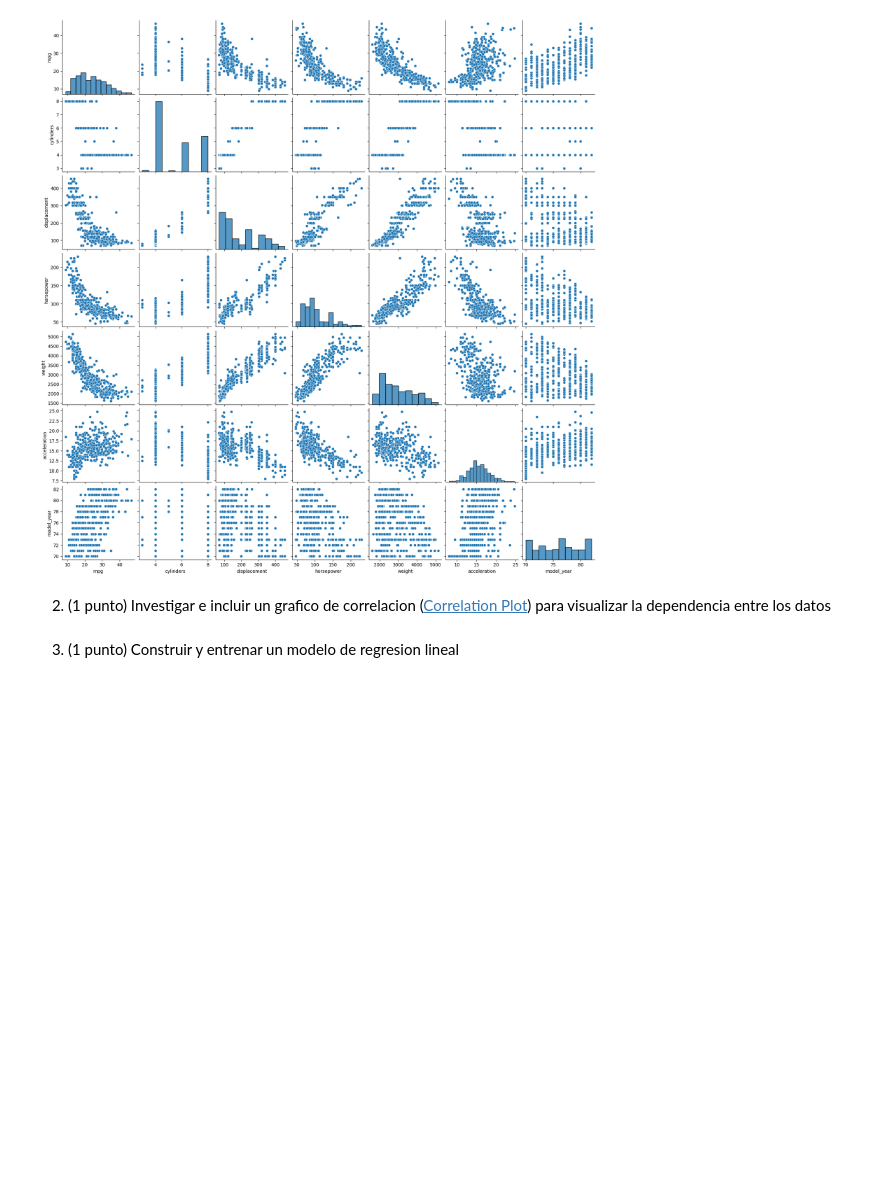
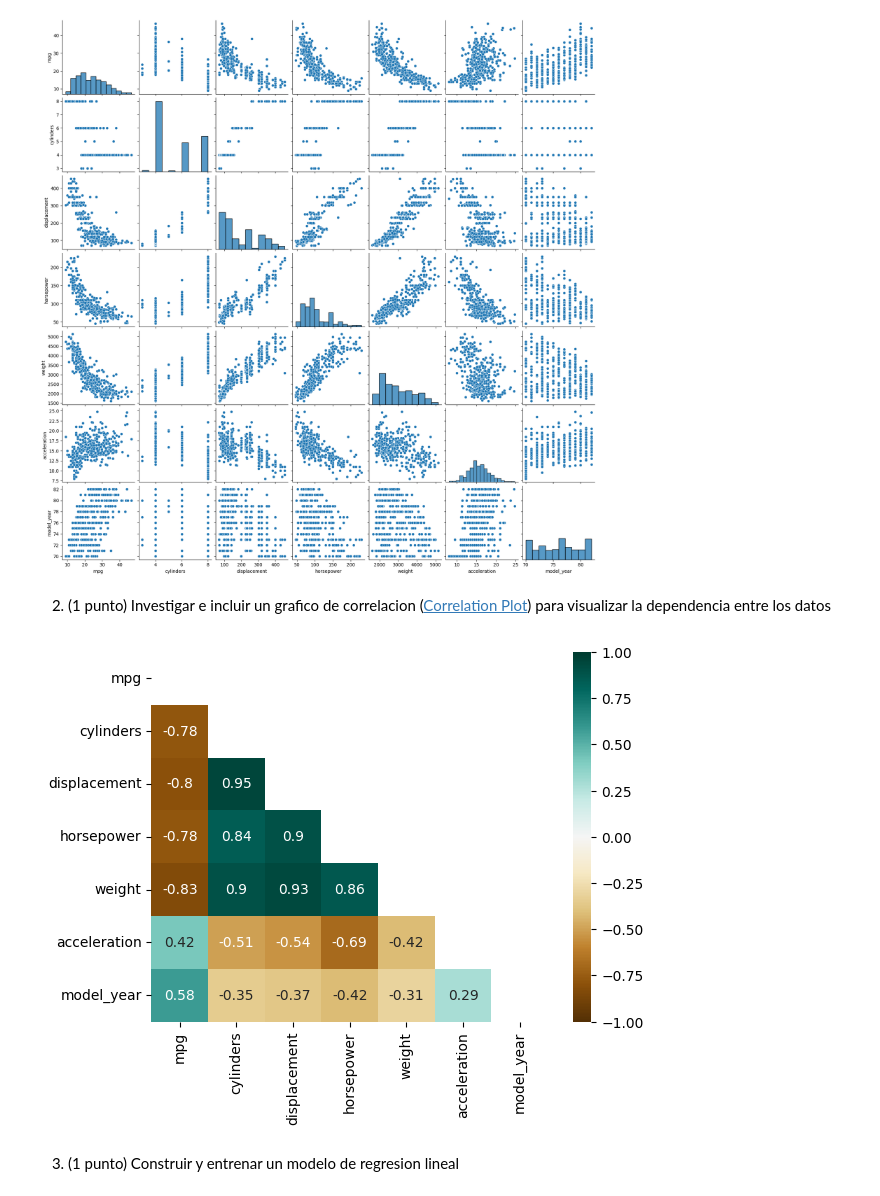
Before and after one commit to boredanon/machine-learning2023-2, a Jupyter notebook: S07-Linear-Models/Tarea_regresion_lineal.ipynb, the cells around one changed output. Drawn from its saved outputs; the diff is of its cells as text; code cells hidden in the pictures; blank space fills up the shorter version.

```diff
--- a/S07-Linear-Models/Tarea_regresion_lineal.ipynb
+++ b/S07-Linear-Models/Tarea_regresion_lineal.ipynb
@@ -21,6 +24,17 @@ sns.pairplot(mpg)
 [figure]
 # %% [markdown]
 2) (1 punto) Investigar e incluir un grafico de correlacion ([Correlation Plot](https://seaborn.pydata.org/examples/many_pairwise_correlations.html)) para visualizar la dependencia entre los datos
+# %%
+#Calculate the correlations.
+correlation = mpg.corr(numeric_only=True)
+
+#Only obtain inferior triangle.
+mask = np.triu(np.ones_like(correlation, dtype=bool))
+hm = sns.heatmap(correlation, mask=mask, vmin=-1, vmax=1, annot=True, cmap='BrBG')
+
+#A lot of these are deprecated, I am not responsible! I'm following tutorials.
+# %% [output]
+[figure, added]
 # %% [markdown]
 3) (1 punto) Construir y entrenar un modelo de regresion lineal
 # %% [markdown]
```
Also changed, not shown: parts of 1 cell of this notebook.
